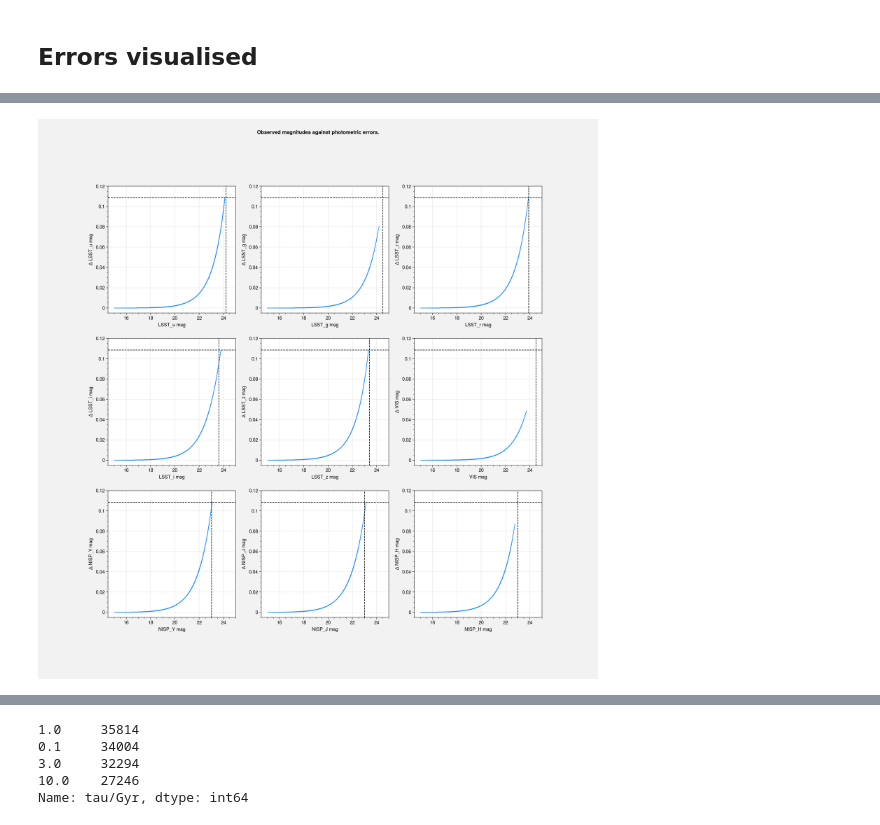
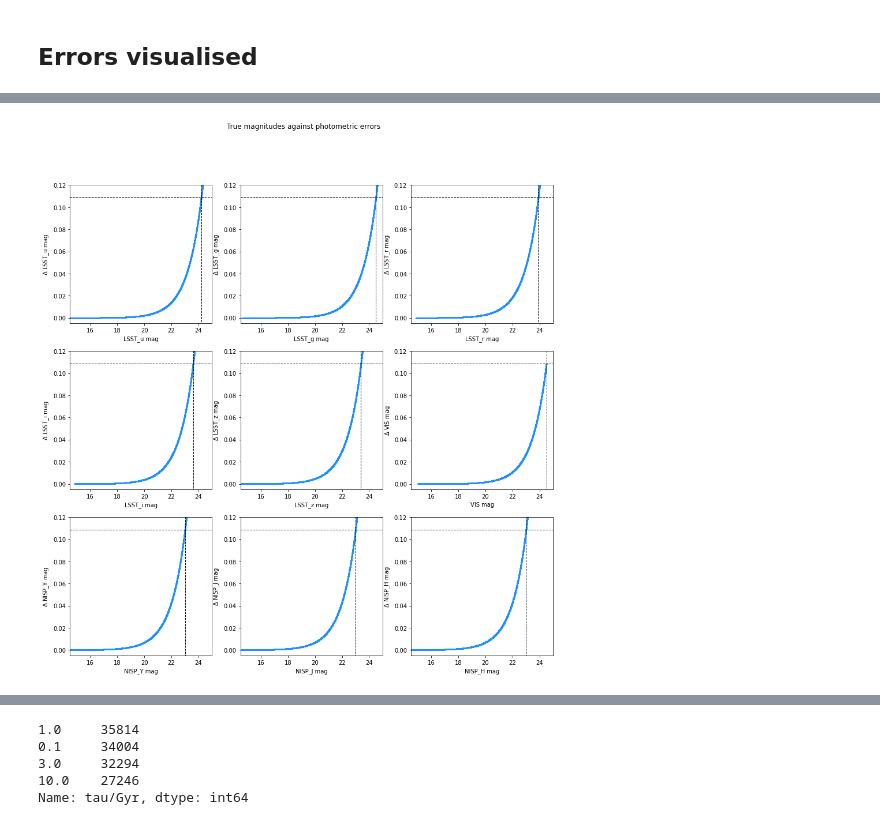
Before and after one commit to cjscullion/galaxy-properties-euclid, a Jupyter notebook: hzmass_2/create-catalogues_2.ipynb, the cells around one changed output, grey strips where cells are left out. Drawn from its saved outputs; the diff is of its cells as text; code cells hidden in the pictures.

```diff
--- a/hzmass_2/create-catalogues_2.ipynb
+++ b/hzmass_2/create-catalogues_2.ipynb
@@ -208 +270,8 @@ np.random.seed(seed = 45)
+# %%
+def randomizeFlux(table):
+    row_number = table['VIS'].size
+    for name in lim_flux_err.keys():
+        s = np.random.normal(0,table['FLUX_'+name+'_ERR'],row_number)
+        table['FLUX_'+name+'_OBS']=table['FLUX_'+name]+s
+    return table
 # %%
@@ -218,0 +287,7 @@ for name in lim_flux_err.keys():
+# %%
+table_with_flux = addFluxColumns(phot_errors_df)
+table_with_error = addErrorColumns(phot_errors_df)
+del phot_errors_df
+randomized_table = randomizeFlux(table_with_error)
+del table_with_error
+phot_errors_df = addObsMagnitudes(randomized_table)
@@ -237,8 +451,8 @@ phot_errors_df
 # %%
 plt.figure(figsize=(15,15))
-plt.suptitle('Observed magnitudes against photometric errors.')
+plt.suptitle('True magnitudes against photometric errors')
 plt.subplot(331)
-plt.scatter(phot_errors_df['LSST_u'], phot_errors_df['delta_LSST_u'], c='dodgerblue', marker='.', s=1)
+plt.scatter(observable_df['LSST_u'], phot_errors_df['delta_LSST_u'], c='dodgerblue', marker='.', s=1)
 plt.hlines(0.10857, 14.5, 25, color='k', ls='--', lw=1)
 plt.vlines(limiting_mags['LSST_u'], -0.1, 0.2, color='k', ls='--', lw=1)
 plt.xlim([14.5, 25])
@@ -247,7 +461,7 @@ plt.xlabel('LSST_u mag')
 plt.ylabel(r'$\Delta$ LSST_u mag')
 
 plt.subplot(332)
-plt.scatter(phot_errors_df['LSST_g'], phot_errors_df['delta_LSST_g'], c='dodgerblue', marker='.', s=1)
+plt.scatter(observable_df['LSST_g'], phot_errors_df['delta_LSST_g'], c='dodgerblue', marker='.', s=1)
 plt.hlines(0.10857, 14.5, 25, color='k', ls='--', lw=1)
 plt.vlines(limiting_mags['LSST_g'], -0.1, 0.2, color='k', ls='--', lw=1)
 plt.xlim([14.5, 25])
@@ -256,7 +470,7 @@ plt.xlabel('LSST_g mag')
 plt.ylabel(r'$\Delta$ LSST_g mag')
 
 plt.subplot(333)
-plt.scatter(phot_errors_df['LSST_r'], phot_errors_df['delta_LSST_r'], c='dodgerblue', marker='.', s=1)
+plt.scatter(observable_df['LSST_r'], phot_errors_df['delta_LSST_r'], c='dodgerblue', marker='.', s=1)
 plt.hlines(0.10857, 14.5, 25, color='k', ls='--', lw=1)
 plt.vlines(limiting_mags['LSST_r'], -0.1, 0.2, color='k', ls='--', lw=1)
 plt.xlim([14.5, 25])
@@ -265,7 +479,7 @@ plt.xlabel('LSST_r mag')
 plt.ylabel(r'$\Delta$ LSST_r mag')
 
 plt.subplot(334)
-plt.scatter(phot_errors_df['LSST_i'], phot_errors_df['delta_LSST_i'], c='dodgerblue', marker='.', s=1)
+plt.scatter(observable_df['LSST_i'], phot_errors_df['delta_LSST_i'], c='dodgerblue', marker='.', s=1)
 plt.hlines(0.10857, 14.5, 25, color='k', ls='--', lw=1)
 plt.vlines(limiting_mags['LSST_i'], -0.1, 0.2, color='k', ls='--', lw=1)
 plt.xlim([14.5, 25])
@@ -274,7 +488,7 @@ plt.xlabel('LSST_i mag')
 plt.ylabel(r'$\Delta$ LSST_i mag')
 
 plt.subplot(335)
-plt.scatter(phot_errors_df['LSST_z'], phot_errors_df['delta_LSST_z'], c='dodgerblue', marker='.', s=1)
+plt.scatter(observable_df['LSST_z'], phot_errors_df['delta_LSST_z'], c='dodgerblue', marker='.', s=1)
 plt.hlines(0.10857, 14.5, 25, color='k', ls='--', lw=1)
 plt.vlines(limiting_mags['LSST_z'], -0.1, 0.2, color='k', ls='--', lw=1)
 plt.xlim([14.5, 25])
@@ -283,40 +497,42 @@ plt.xlabel('LSST_z mag')
 plt.ylabel(r'$\Delta$ LSST_z mag')
 
 plt.subplot(336)
-plt.scatter(phot_errors_df['VIS'], phot_errors_df['delta_VIS'], c='dodgerblue', marker='.', s=1)
+plt.scatter(observable_df['VIS'], phot_errors_df['delta_VIS'], c='dodgerblue', marker='.', s=1)
 plt.hlines(0.10857, 14.5, 25, color='k', ls='--', lw=1)
 plt.vlines(limiting_mags['VIS'], -0.1, 0.2, color='k', ls='--', lw=1)
 plt.xlim([14.5, 25])
 plt.ylim([-0.005, 0.12])
 plt.xlabel('VIS mag')
 plt.ylabel(r'$\Delta$ VIS mag')
 
 plt.subplot(337)
-plt.scatter(phot_errors_df['NISP_Y'], phot_errors_df['delta_NISP_Y'], c='dodgerblue', marker='.', s=1)
+plt.scatter(observable_df['NISP_Y'], phot_errors_df['delta_NISP_Y'], c='dodgerblue', marker='.', s=1)
 plt.hlines(0.10857, 14.5, 25, color='k', ls='--', lw=1)
 plt.vlines(limiting_mags['NISP_Y'], -0.1, 0.2, color='k', ls='--', lw=1)
 plt.xlim([14.5, 25])
 plt.ylim([-0.005, 0.12])
 plt.xlabel('NISP_Y mag')
 plt.ylabel(r'$\Delta$ NISP_Y mag')
 
 plt.subplot(338)
-plt.scatter(phot_errors_df['NISP_J'], phot_errors_df['delta_NISP_J'], c='dodgerblue', marker='.', s=1)
+plt.scatter(observable_df['NISP_J'], phot_errors_df['delta_NISP_J'], c='dodgerblue', marker='.', s=1)
 plt.hlines(0.10857, 14.5, 25, color='k', ls='--', lw=1)
 plt.vlines(limiting_mags['NISP_J'], -0.1, 0.2, color='k', ls='--', lw=1)
 plt.xlim([14.5, 25])
 plt.ylim([-0.005, 0.12])
 plt.xlabel('NISP_J mag')
 plt.ylabel(r'$\Delta$ NISP_J mag')
 
 plt.subplot(339)
-plt.scatter(phot_errors_df['NISP_H'], phot_errors_df['delta_NISP_H'], c='dodgerblue', marker='.', s=1)
+plt.scatter(observable_df['NISP_H'], phot_errors_df['delta_NISP_H'], c='dodgerblue', marker='.', s=1)
 plt.hlines(0.10857, 14.5, 25, color='k', ls='--', lw=1)
 plt.vlines(limiting_mags['NISP_H'], -0.1, 0.2, color='k', ls='--', lw=1)
 plt.xlim([14.5, 25])
 plt.ylim([-0.005, 0.12])
 plt.xlabel('NISP_H mag')
 plt.ylabel(r'$\Delta$ NISP_H mag')
-#plt.savefig('observed_mags_v_delmags.png', format='png', dpi=250, facecolor='w')
+
+plt.show()
+#plt.savefig('phot_errs_revised.png', format='png', dpi=250, facecolor='w')
 # %% [output]
-[figure, old version]
+[figure, new version]
```
Also changed, not shown: parts of 24 cells of this notebook, 1 other file.
